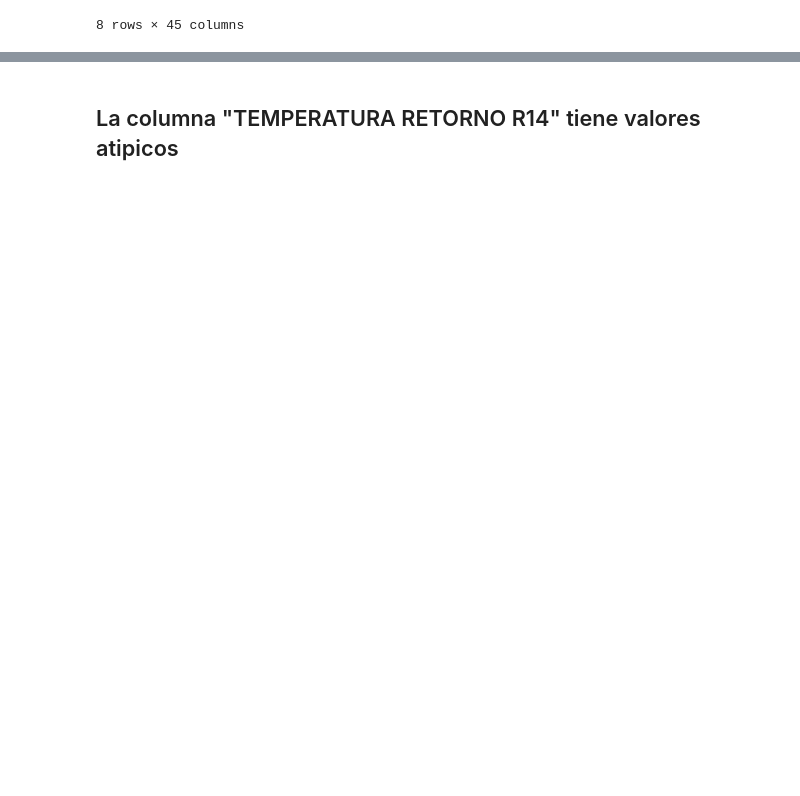
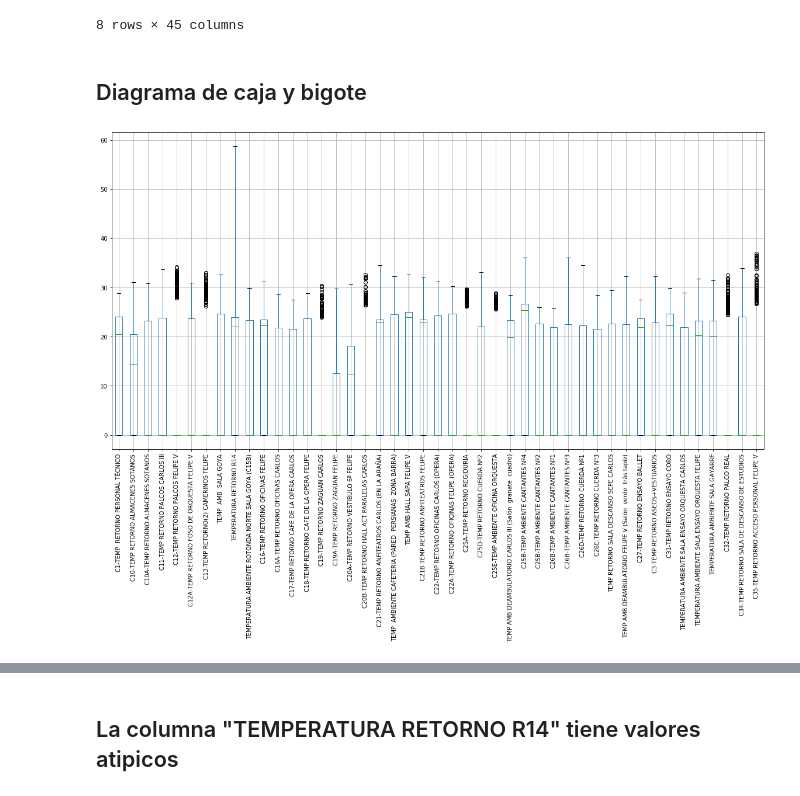
Before and after one commit to douglasag17/ML-SmartBuildings, a Jupyter notebook: PreparacionDeLosDatos/tem.ipynb, the cells around one changed output, grey strips where cells are left out. Saved outputs shown, nothing was run; the diff lists cells and outputs as text; code cells hidden in the pictures; blank space fills up the shorter version.

```diff
--- a/PreparacionDeLosDatos/tem.ipynb
+++ b/PreparacionDeLosDatos/tem.ipynb
@@ -83,3 +83,9 @@ data.describe()
 | 75% | 24.075390 | 20.500879 | 23.188160 | 23.790550 | ... |
 | max | 28.839121 | 31.103331 | 30.860001 | 33.660000 | ... |
 8 rows × 45 columns
+# %% [markdown]
+##  Diagrama de caja y bigote
+# %%
+boxplot = data.boxplot(rot=90, figsize=(20,10))
+# %% [output]
+[figure, added]
```
Also changed, not shown: parts of 11 cells of this notebook.
